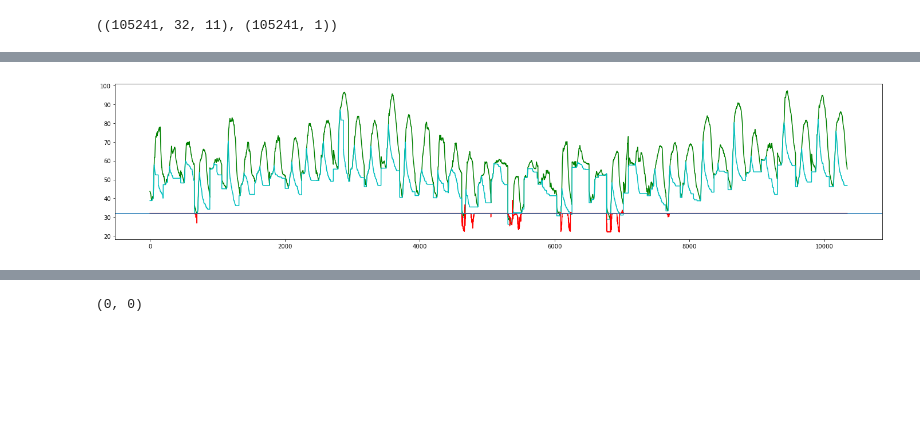
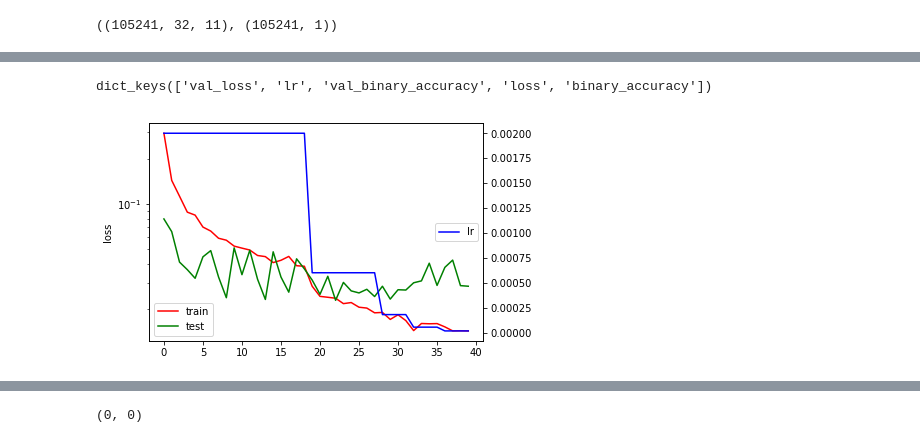
Before and after one commit to CienegaOrchards/Learning, a Jupyter notebook: Weather supplemental data.ipynb, the cells around one changed output, grey strips where cells are left out. Saved outputs shown, nothing was run; the diff lists cells and outputs as text; code cells hidden in the pictures; blank space fills up the shorter version.

```diff
--- a/Weather supplemental data.ipynb
+++ b/Weather supplemental data.ipynb
@@ -255,9 +210,16 @@ Epoch 00019: reducing learning rate to 2.000000165480742e-11.
-# %%
-plt.figure(figsize=(24,5))
-plt.plot(validation_data.TemperatureF.as_matrix(), 'g')
-plt.plot(validation_data.forward_min.as_matrix(), 'c')
-plt.plot((val_y-model.predict(val_x, batch_size=batch_size))*10+32, 'r')
-plt.axhline(32)
-plt.show()
-# %% [output]
-[figure, removed]
+# %%
+print(history.history.keys())
+fig, ax1 = plt.subplots()
+ax2 = ax1.twinx()
+ax1.set_yscale('log')
+ax1.plot(history.history['loss'], color='r')
+ax1.plot(history.history['val_loss'], color='g')
+ax1.set_ylabel('loss')
+ax1.legend(['train', 'test'], loc='lower left')
+ax2.plot(history.history['lr'], color='b')
+ax2.legend(['lr'], loc='center right')
+plt.xlabel('epoch')
+plt.show()
+# %% [output]
+dict_keys(['val_loss', 'lr', 'val_binary_accuracy', 'loss', 'binary_accuracy'])
+[figure, added]
```
Also changed, not shown: parts of 5 cells of this notebook.
